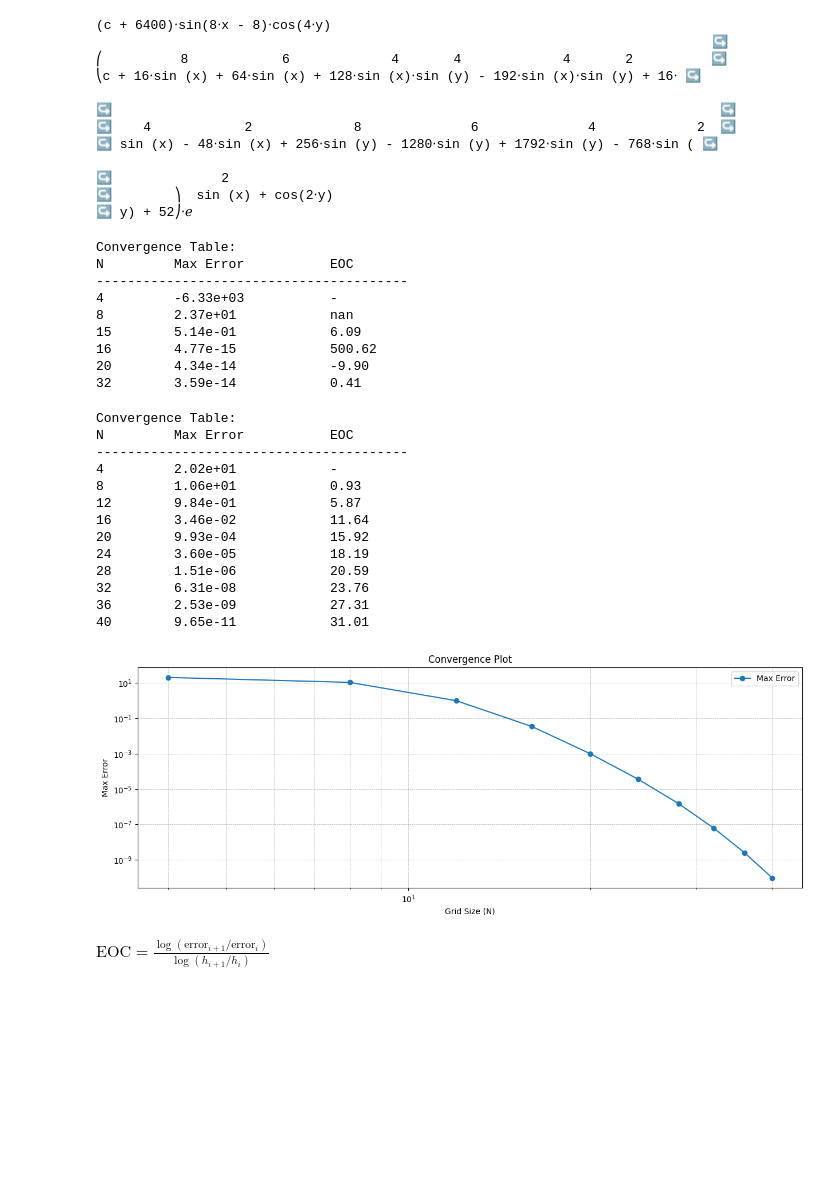
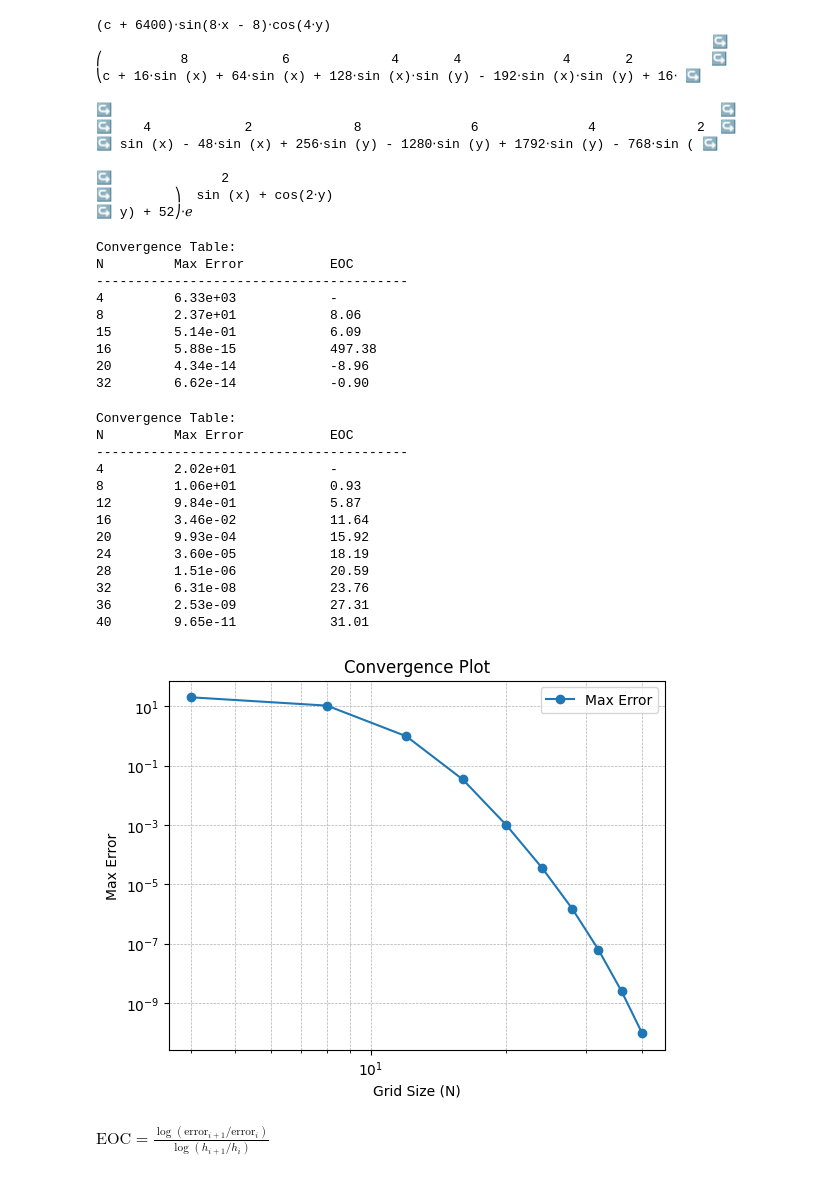
Before and after one commit to marieke-vaske/VitBer-InMat, a Jupyter notebook: Task2.ipynb, the cells around one changed output. Saved outputs shown, nothing was run; the diff lists cells and outputs as text; code cells hidden in the pictures; blank space fills up the shorter version.

```diff
--- a/Task2.ipynb
+++ b/Task2.ipynb
@@ -91,7 +90,7 @@ for N in Ns:
     F1_numeric = F1_funco(X, Y)
 
     U1_numeric = biharmonic_solver(X, Y, F1_numeric, c1)
-    max_error = np.max(U1_numeric - U1_exact(X, Y))
+    max_error = np.max(np.abs(U1_numeric - U1_exact(X, Y)))
     errors.append(max_error)
     hs.append(2*np.pi / N)
 
@@ -115,12 +114,12 @@ for i, N in enumerate(Ns):
 Convergence Table:
 N         Max Error           EOC
 ----------------------------------------
-4         -6.33e+03           -
-8         2.37e+01            nan
+4         6.33e+03            -
+8         2.37e+01            8.06
 15        5.14e-01            6.09
-16        4.77e-15            500.62
-20        4.34e-14            -9.90
-32        3.59e-14            0.41
+16        5.88e-15            497.38
+20        4.34e-14            -8.96
+32        6.62e-14            -0.90
 # %%
 def U2_exact(x, y):
     return np.exp(np.sin(x)**2 + np.cos(2*y))
@@ -136,7 +135,7 @@ for N in Ns:
     F2_numeric = F2_funco(X, Y)
 
     U2_numeric = biharmonic_solver(X, Y, F2_numeric, c2, np.mean(U2_exact(X, Y)))
-    max_error = np.max(U2_numeric - U2_exact(X, Y))
+    max_error = np.max(np.abs(U2_numeric - U2_exact(X, Y)))
     errors.append(max_error)
     hs.append(2*np.pi / N)
 
@@ -152,33 +151,33 @@ print(f"{'N':<10}{'Max Error':<20}{'EOC':<10}")
 print("-" * 40)
 for i, N in enumerate(Ns):
     if i == 0:
         print(f"{N:<10}{errors[i]:<20.2e}{'-':<10}")
     else:
         print(f"{N:<10}{errors[i]:<20.2e}{eocs[i-1]:<10.2f}")
 
 
 plt.figure()
 plt.loglog(Ns, errors, marker='o', label='Max Error')
 plt.xlabel('Grid Size (N)')
 plt.ylabel('Max Error')
 plt.title('Convergence Plot')
 plt.grid(True, which="both", linestyle="--", linewidth=0.5)
 plt.legend()
 plt.show()
 # %% [output]
 Convergence Table:
 N         Max Error           EOC
 ----------------------------------------
 4         2.02e+01            -
 8         1.06e+01            0.93
 12        9.84e-01            5.87
 16        3.46e-02            11.64
 20        9.93e-04            15.92
 24        3.60e-05            18.19
 28        1.51e-06            20.59
 32        6.31e-08            23.76
 36        2.53e-09            27.31
 40        9.65e-11            31.01
-[figure, old version]
+[figure, new version]
 # %% [markdown]
 $\text{EOC} = \frac{\log(\text{error}_{i+1} / \text{error}_i)}{\log(h_{i+1} / h_i)}$
```
Also changed, not shown: parts of 3 cells of this notebook, 1 other file.
